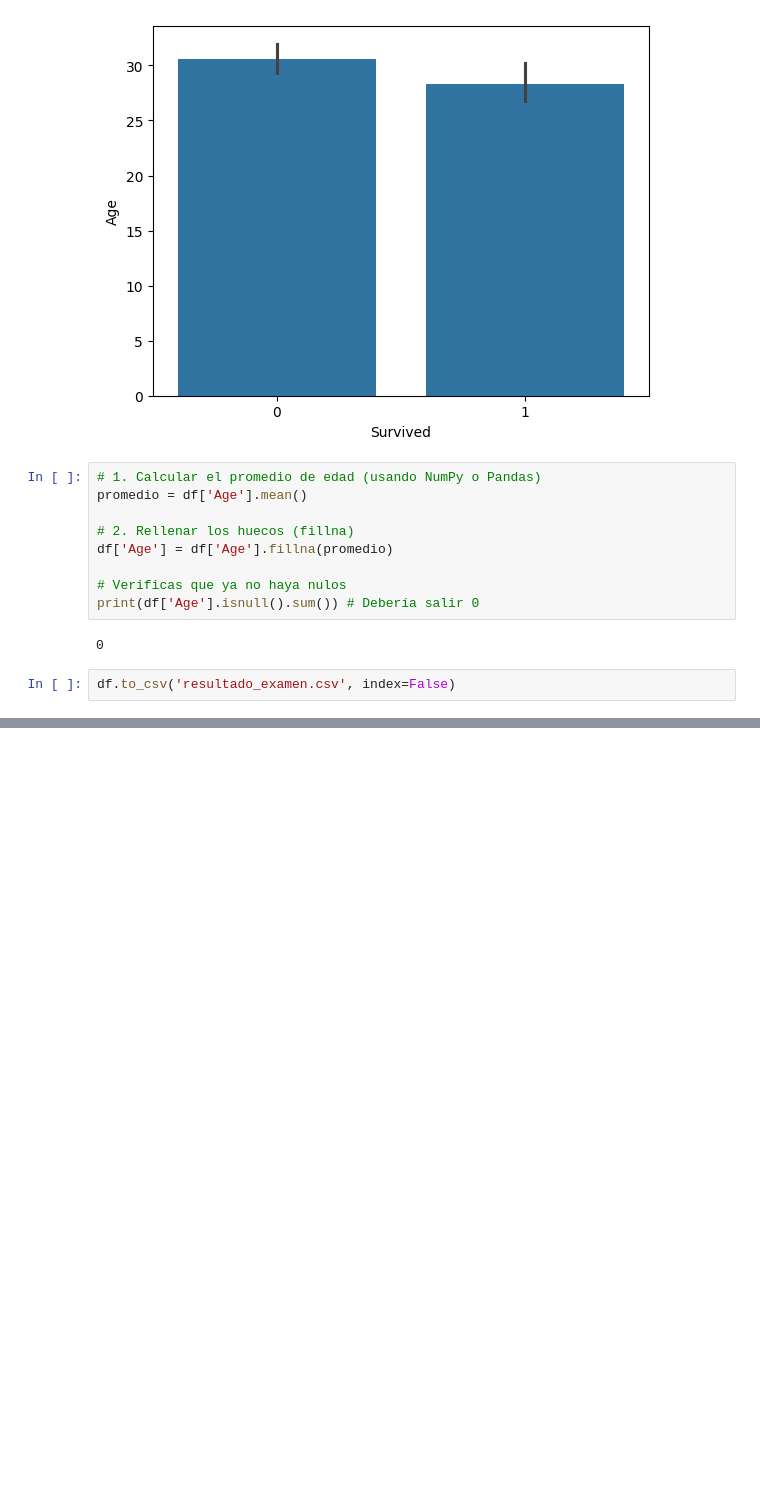
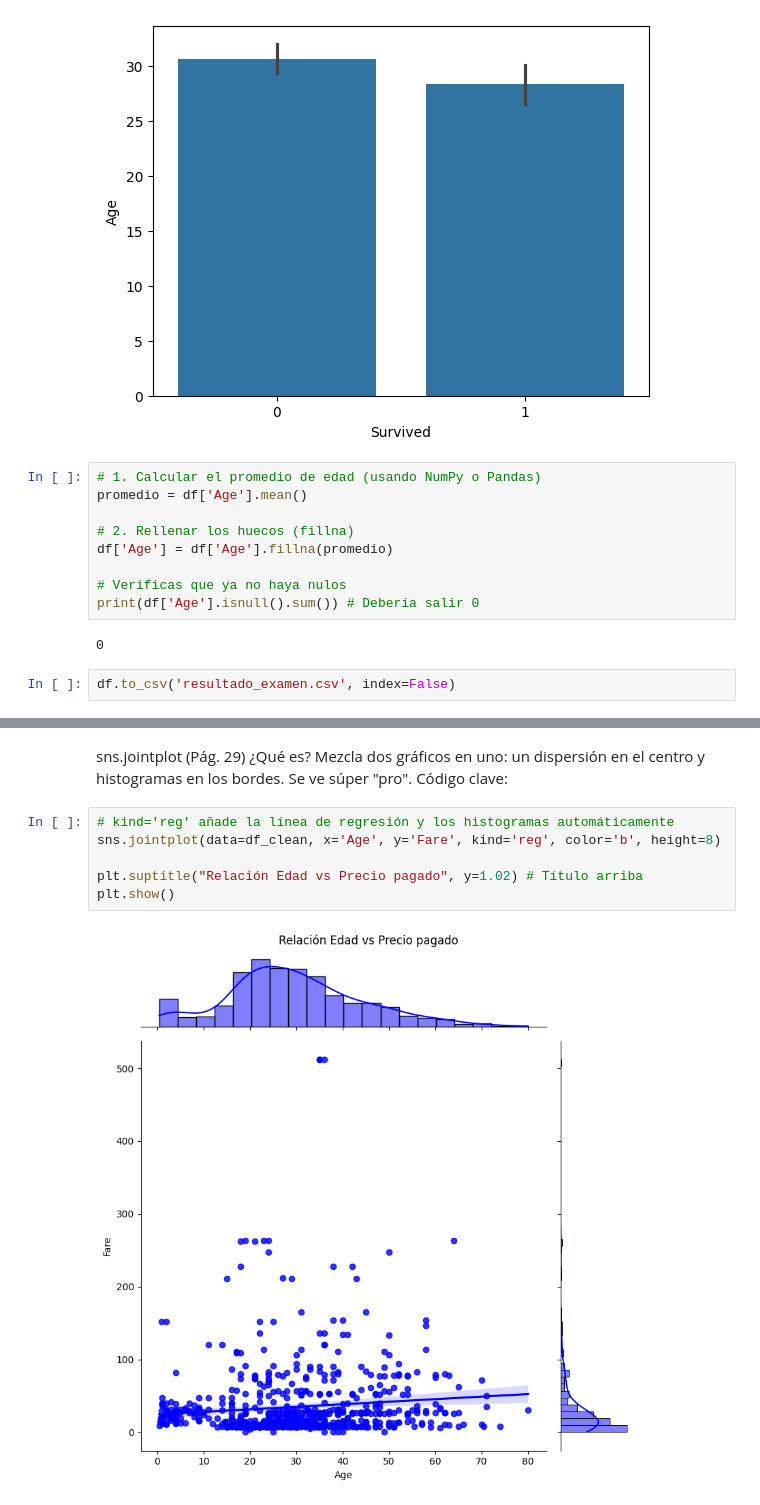
Before and after one commit to alexis77710/machine-learning-introduccion, a Jupyter notebook: posible_examen.ipynb, the cells around one changed output, grey strips where cells are left out. Cells and saved outputs as stored; diff of their text form; blank space fills up the shorter version.

```diff
--- a/posible_examen.ipynb
+++ b/posible_examen.ipynb
@@ -161,0 +179,11 @@ ValueError: Could not interpret value `Nombre_Columna_Numerica` for `x`. An entr
+# %% [markdown]
+sns.jointplot (Pág. 29)
+¿Qué es? Mezcla dos gráficos en uno: un dispersión en el centro y histogramas en los bordes. Se ve súper "pro". Código clave:
+# %%
+# kind='reg' añade la línea de regresión y los histogramas automáticamente
+sns.jointplot(data=df_clean, x='Age', y='Fare', kind='reg', color='b', height=8)
+
+plt.suptitle("Relación Edad vs Precio pagado", y=1.02) # Título arriba
+plt.show()
+# %% [output]
+[figure, added]
```
Also changed, not shown: parts of 9 cells of this notebook, 4 other files.
